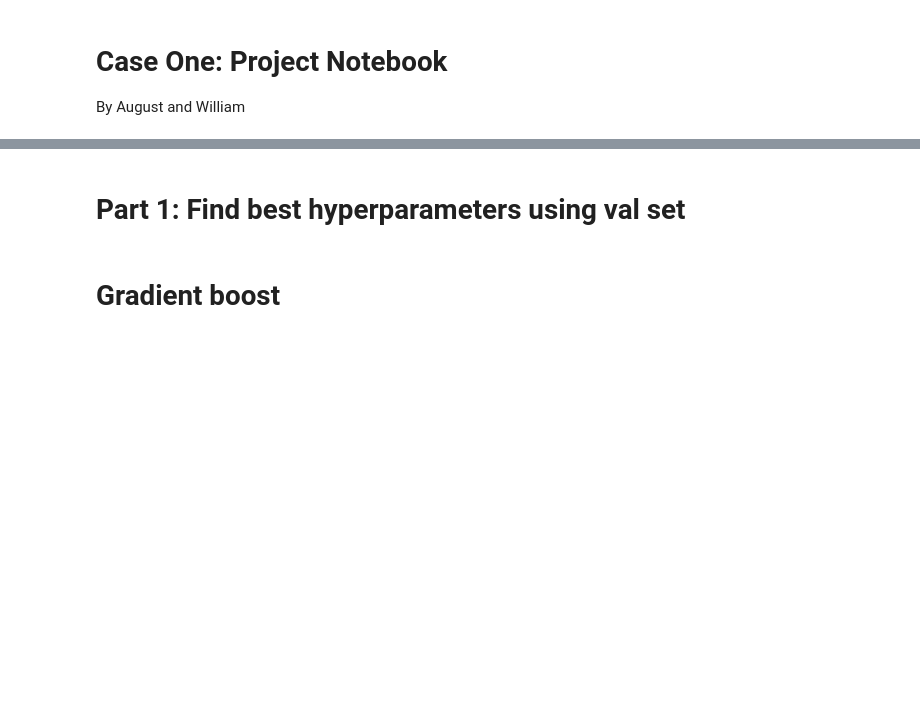
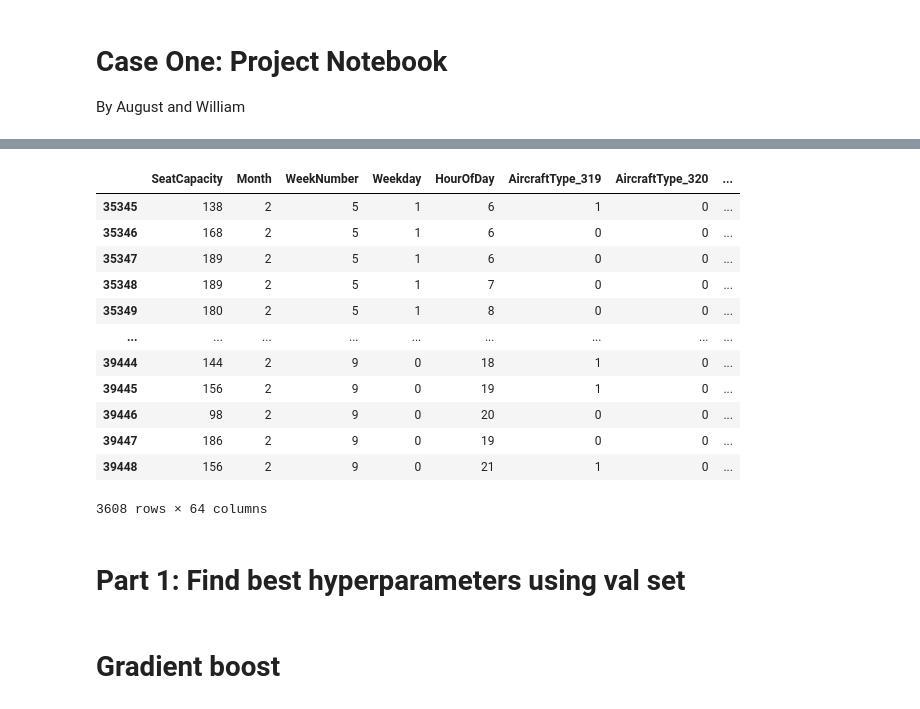
Before and after one commit to augustsemrau/02582case1, a Jupyter notebook: notebooks/model_research_v4.ipynb, the cells around one changed output, grey strips where cells are left out. Saved outputs shown, nothing was run; the diff lists cells and outputs as text; code cells hidden in the pictures; blank space fills up the shorter version.

```diff
--- a/notebooks/model_research_v4.ipynb
+++ b/notebooks/model_research_v4.ipynb
@@ -34,15 +34,11 @@ y_train = real_train.LoadFactor
 real_train = real_train.loc[:, real_train.columns != 'LoadFactor']
 y_val = real_val.LoadFactor
 real_val = real_val.loc[:, real_val.columns != 'LoadFactor']
+y_test = real_test.LoadFactor
+real_test = real_test.loc[:, real_test.columns != 'LoadFactor']
 
-real_train = real_train.loc[:, real_train.columns != 'TotalDeparturesDay']
-real_train = real_train.loc[:, real_train.columns != 'TotalDeparturesWeek']
-real_train = real_train.loc[:, real_train.columns != 'TotalDeparturesMonth']
 
-real_val = real_val.loc[:, real_val.columns != 'TotalDeparturesDay']
-real_val = real_val.loc[:, real_val.columns != 'TotalDeparturesWeek']
-real_val = real_val.loc[:, real_val.columns != 'TotalDeparturesMonth']
-# real_test = real_val.loc[:, real_val.columns != ['TotalDeparturesDay', 'TotalDeparturesWeek', 'TotalDeparturesMonth']]
+
 ## Make copy of **SeatCapacity** for computing forecast accuracy
 real_train['SeatCapacityOriginal'] = real_train.SeatCapacity
 real_val['SeatCapacityOriginal'] = real_val.SeatCapacity
@@ -51,7 +47,7 @@ real_test['SeatCapacityOriginal'] = real_test.SeatCapacity
 
 X_train = real_train
 X_val = real_val
-
+X_test = real_test
 
 # # 3. Data splitting
 # ## Split data into modeling data (will be training and validation) and test data
@@ -162,3 +174,19 @@ X_train
+# %%
+X_test
+# %% [output]
+|  | SeatCapacity | Month | WeekNumber | Weekday | HourOfDay | AircraftType_319 | AircraftType_320 | ... |
+| 35345 | 138 | 2 | 5 | 1 | 6 | 1 | 0 | ... |
+| 35346 | 168 | 2 | 5 | 1 | 6 | 0 | 0 | ... |
+| 35347 | 189 | 2 | 5 | 1 | 6 | 0 | 0 | ... |
+| 35348 | 189 | 2 | 5 | 1 | 7 | 0 | 0 | ... |
+| 35349 | 180 | 2 | 5 | 1 | 8 | 0 | 0 | ... |
+| ... | ... | ... | ... | ... | ... | ... | ... | ... |
+| 39444 | 144 | 2 | 9 | 0 | 18 | 1 | 0 | ... |
+| 39445 | 156 | 2 | 9 | 0 | 19 | 1 | 0 | ... |
+| 39446 | 98 | 2 | 9 | 0 | 20 | 0 | 0 | ... |
+| 39447 | 186 | 2 | 9 | 0 | 19 | 0 | 0 | ... |
+| 39448 | 156 | 2 | 9 | 0 | 21 | 1 | 0 | ... |
+3608 rows × 64 columns
 # %% [markdown]
 # Part 1: Find best hyperparameters using val set
 # %% [markdown]
```
Also changed, not shown: parts of 4 cells of this notebook, 1 other file.
